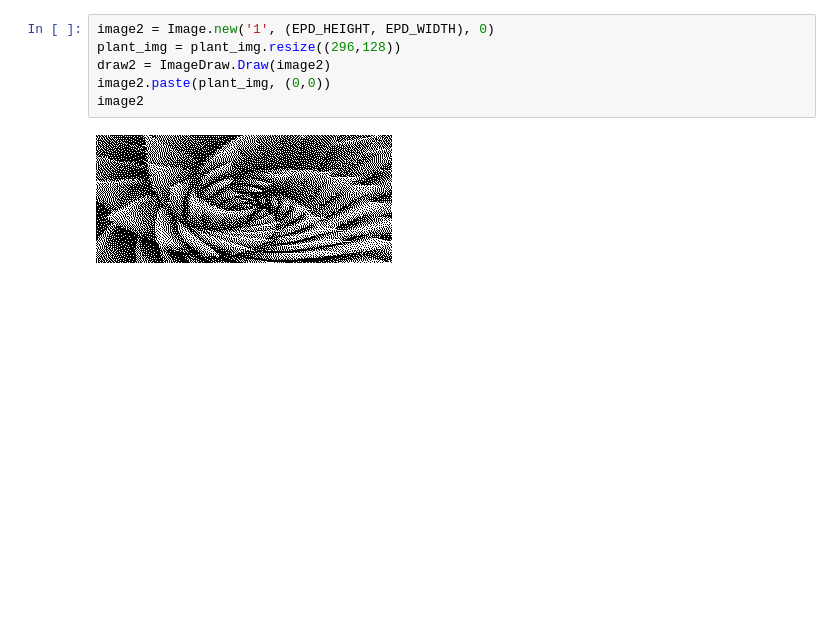
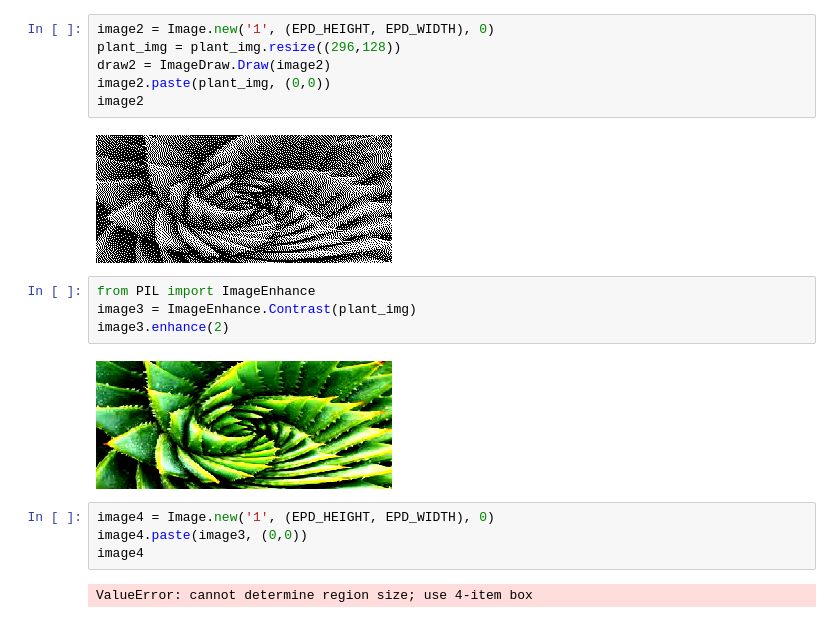
Before and after one commit to fbacinello/raspberry, a Jupyter notebook: bike/conda/Display tests.ipynb, the cells around one changed output. Drawn from its saved outputs; the diff is of its cells as text; blank space fills up the shorter version.

```diff
--- a/bike/conda/Display tests.ipynb
+++ b/bike/conda/Display tests.ipynb
@@ -26,3 +26,15 @@ image2.paste(plant_img, (0,0))
 image2
 # %% [output]
 [figure]
+# %%
+from PIL import ImageEnhance
+image3 = ImageEnhance.Contrast(plant_img)
+image3.enhance(2)
+# %% [output]
+[figure, added]
+# %%
+image4 = Image.new('1', (EPD_HEIGHT, EPD_WIDTH), 0)
+image4.paste(image3, (0,0))
+image4
+# %% [output]
+ValueError: cannot determine region size; use 4-item box
```
Also changed, not shown: 1 other file.
